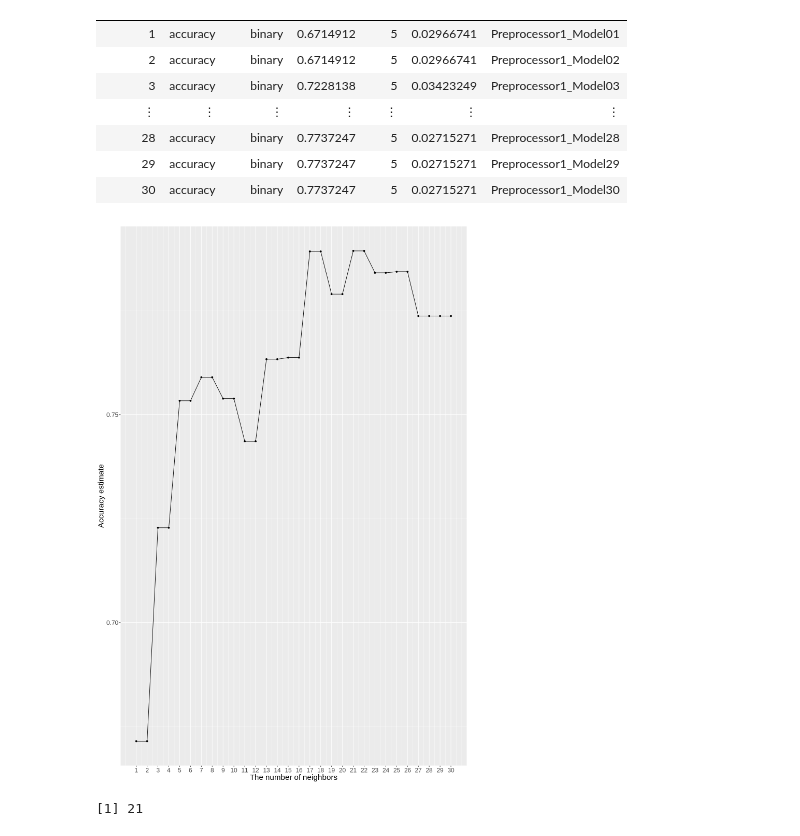
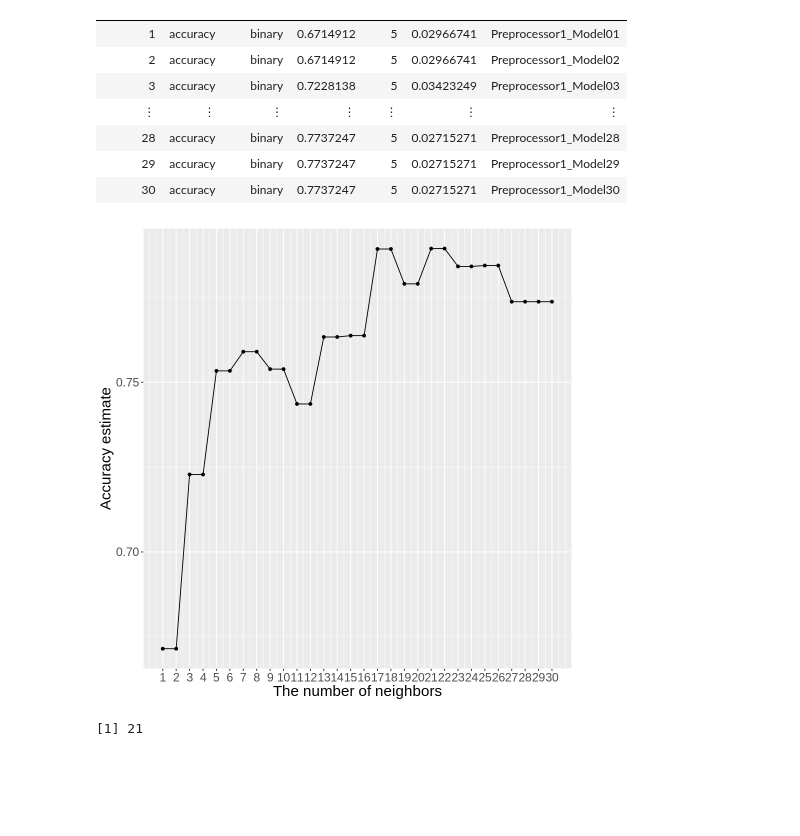
Before and after one commit to RichardAdhika22/heart_attack_prediction_knn, a Jupyter notebook: Group_project_report.ipynb, the cells around one changed output. Drawn from its saved outputs; the diff is of its cells as text; code cells hidden in the pictures; blank space fills up the shorter version.

```diff
--- a/Group_project_report.ipynb
+++ b/Group_project_report.ipynb
@@ -282,17 +301,19 @@ A tibble: 30 × 7
 | 29 | accuracy | binary | 0.7737247 | 5 | 0.02715271 | Preprocessor1_Model29 |
 | 30 | accuracy | binary | 0.7737247 | 5 | 0.02715271 | Preprocessor1_Model30 |
 # %%
+options(repr.plot.width = 8, repr.plot.height = 8)
+
 heart_attack_accuracies_plot = heart_attack_accuracies |>
     ggplot(aes(x = neighbors, y = mean))+
     geom_line()+
     geom_point()+
     labs(x = "The number of neighbors", y = "Accuracy estimate")+
     scale_x_continuous(breaks = seq(1,30, by = 1))+
     theme(text = element_text(size = 18))
 
 heart_attack_accuracies_plot
 # %% [output]
-[figure, old version]
+[figure, new version]
 # %%
 k_max_value = heart_attack_accuracies |>
     arrange(desc(mean))|>
```
Also changed, not shown: parts of 5 cells of this notebook.
